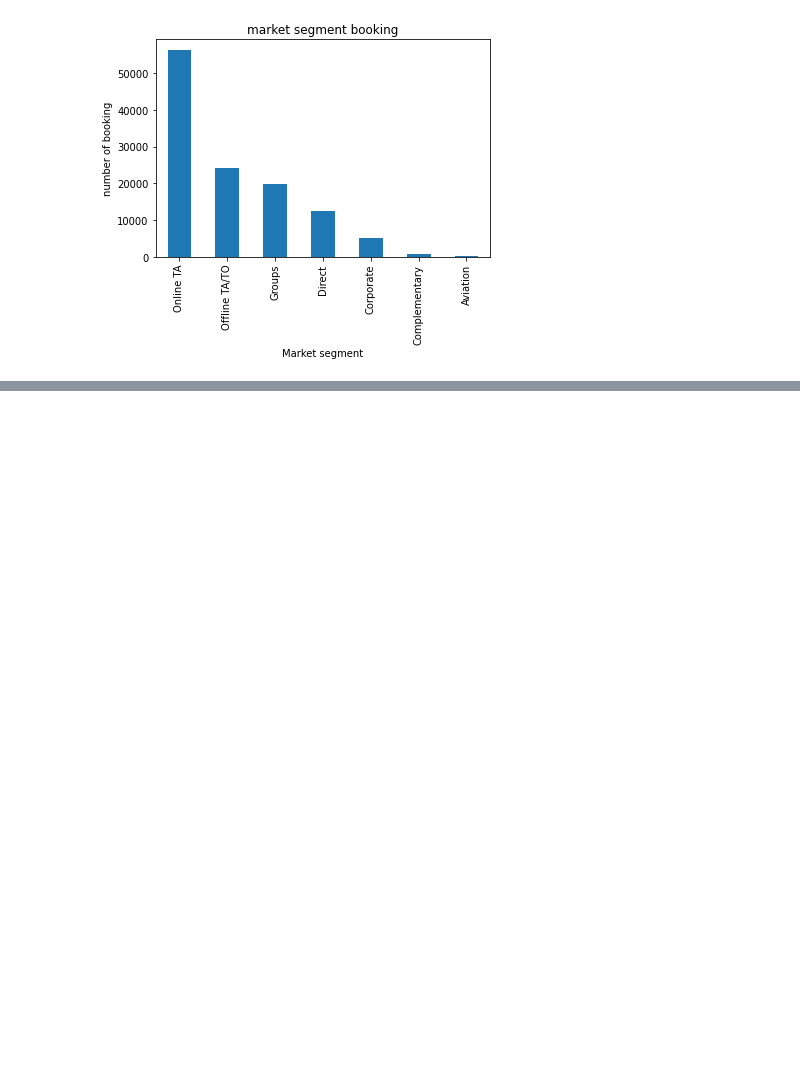
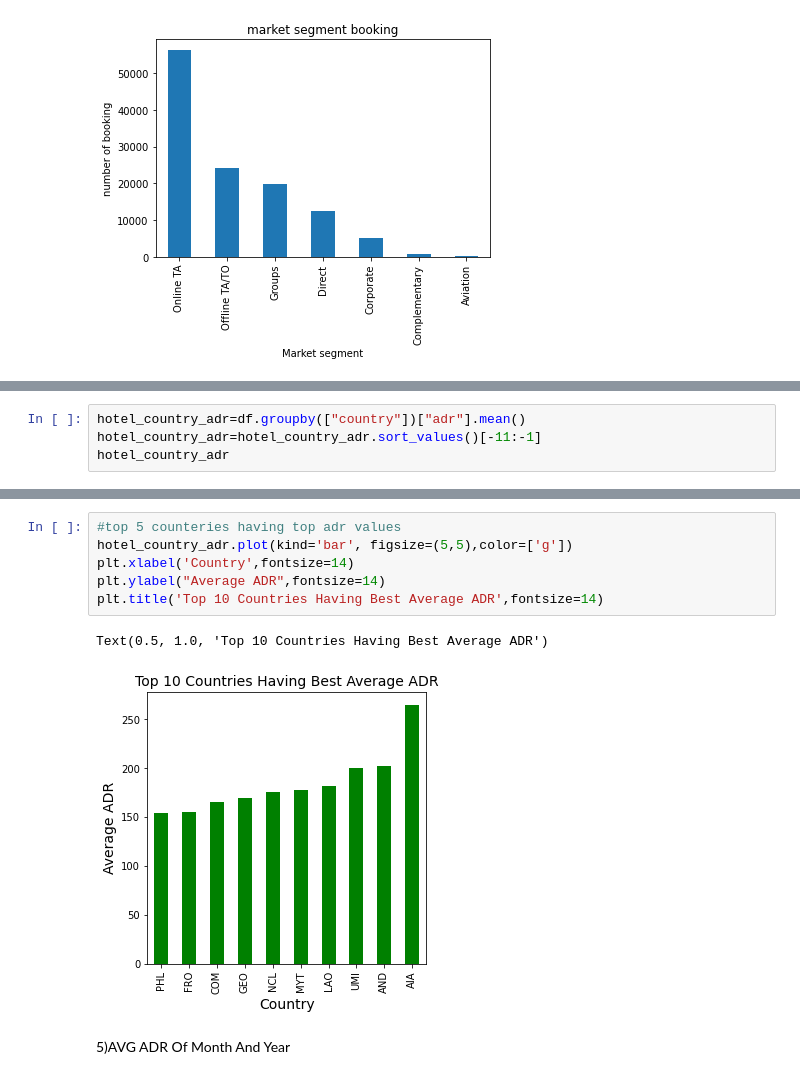
Before and after one commit to sajidsami/hotel-booking-analysis, a Jupyter notebook: Copy_of_Hotel_Booking_Analysis_Capstone_Project.ipynb, the cells around one changed output, grey strips where cells are left out. Saved outputs shown, nothing was run; the diff lists cells and outputs as text; blank space fills up the shorter version.

```diff
--- a/Copy_of_Hotel_Booking_Analysis_Capstone_Project.ipynb
+++ b/Copy_of_Hotel_Booking_Analysis_Capstone_Project.ipynb
@@ -478,0 +507,4 @@ Text(0.5, 0, 'Market segment')
+# %%
+hotel_country_adr=df.groupby(["country"])["adr"].mean()
+hotel_country_adr=hotel_country_adr.sort_values()[-11:-1]
+hotel_country_adr
@@ -478,0 +524,11 @@ Text(0.5, 0, 'Market segment')
+# %%
+#top 5 counteries having top adr values
+hotel_country_adr.plot(kind='bar', figsize=(5,5),color=['g'])
+plt.xlabel('Country',fontsize=14)
+plt.ylabel("Average ADR",fontsize=14)
+plt.title('Top 10 Countries Having Best Average ADR',fontsize=14)
+# %% [output]
+Text(0.5, 1.0, 'Top 10 Countries Having Best Average ADR')
+[figure, added]
+# %% [markdown]
+5)AVG ADR Of Month And Year
```
Also changed, not shown: parts of 28 cells of this notebook.
